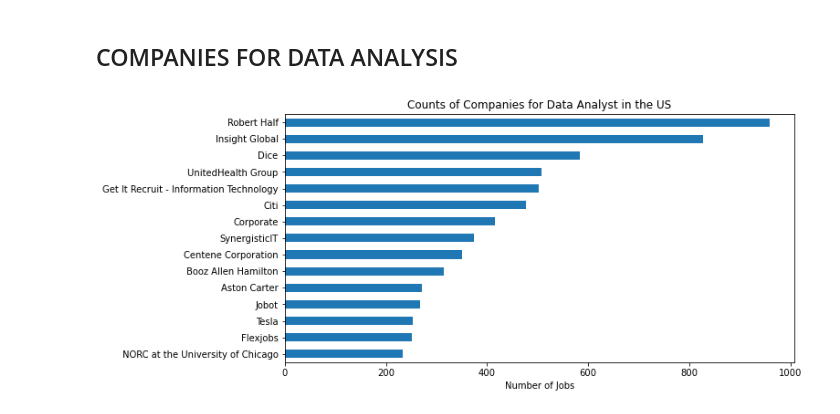
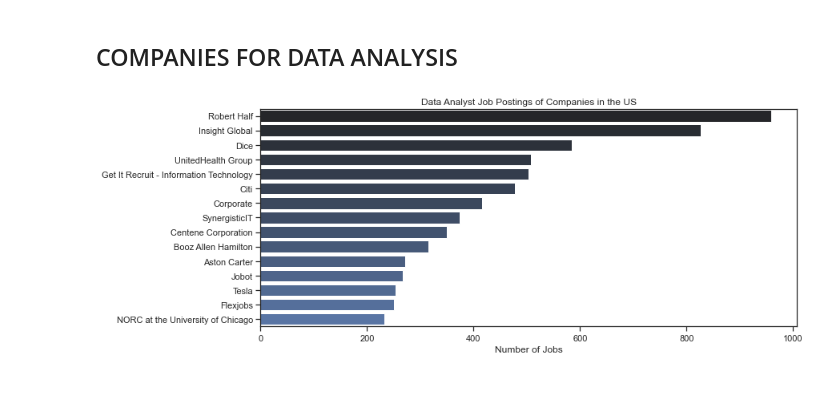
Before and after one commit to firaterkn/Python_Project_Data_Job_Analysis, a Jupyter notebook: 3_Project/1_Exploratory_Data_Analysis_Intro.ipynb, the cells around one changed output. Saved outputs shown, nothing was run; the diff lists cells and outputs as text; code cells hidden in the pictures; blank space fills up the shorter version.

```diff
--- a/3_Project/1_Exploratory_Data_Analysis_Intro.ipynb
+++ b/3_Project/1_Exploratory_Data_Analysis_Intro.ipynb
@@ -113,11 +114,16 @@ plt.show()
 ## COMPANIES FOR DATA ANALYSIS
 # %%
 df_DA_US_plotter = df_DA_US.company_name.value_counts().head(15)
-df_DA_US_plotter.iloc[::-1].plot(kind="barh", figsize=(10,5))
 
-plt.title("Counts of Companies for Data Analyst in the US")
+plt.figure(figsize=(12, 5))
+sns.set_theme(style="ticks")
+bars = sns.barplot(x=df_DA_US_plotter.values, y=df_DA_US_plotter.index, hue=df_DA_US_plotter.values, ci=None, dodge=False, palette="dark:b_r")
+
+
+plt.title("Data Analyst Job Postings of Companies in the US", pad=5)
 plt.xlabel("Number of Jobs")
 plt.ylabel("")
+bars.get_legend().set_visible(False)
 plt.show()
 # %% [output]
-[figure, old version]
+[figure, new version]
```
Also changed, not shown: parts of 1 cell of this notebook, 3 other files.
